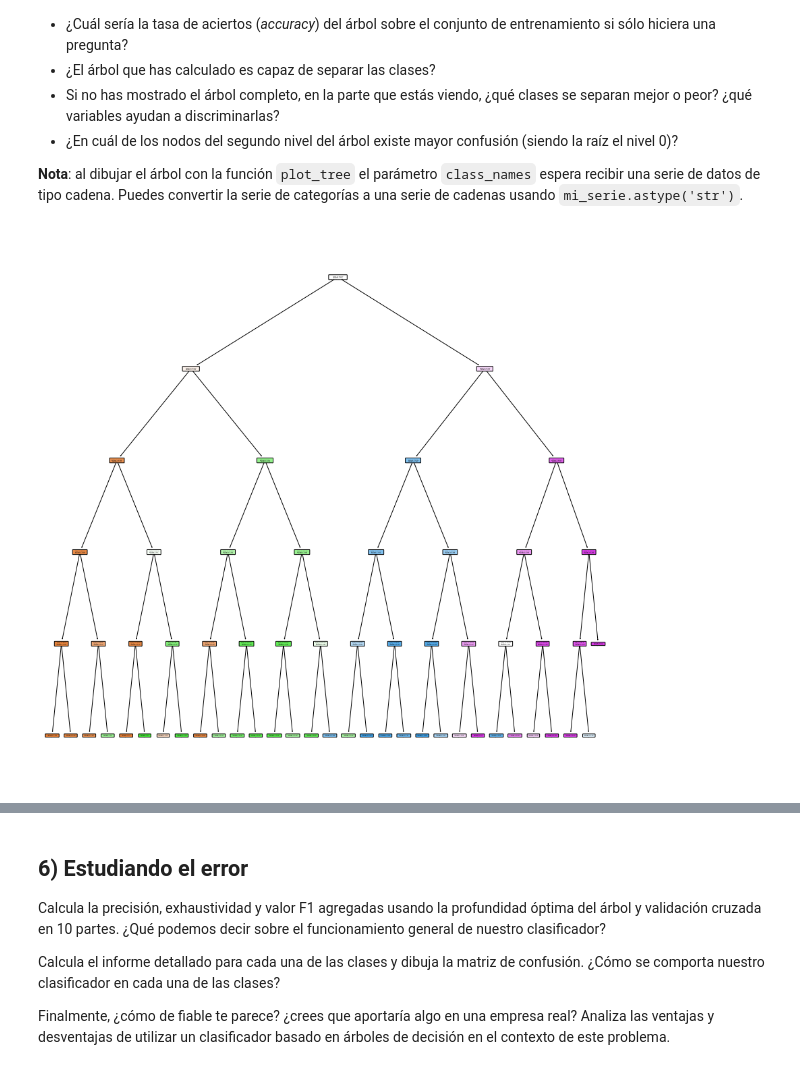
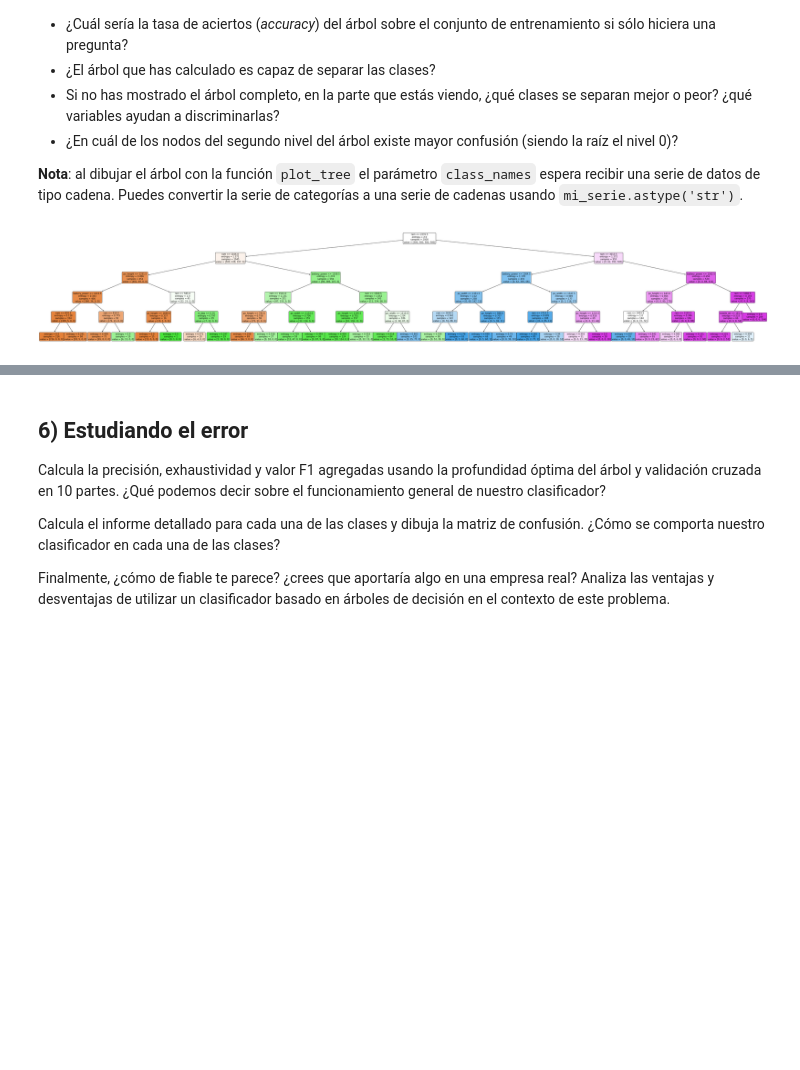
Before and after one commit to Carlanganas98/IA2, a Jupyter notebook: Pr1/P2_clasificacion_enunciado.ipynb, the cells around one changed output, grey strips where cells are left out. Cells and saved outputs as stored; diff of their text form; code cells hidden in the pictures; blank space fills up the shorter version.

```diff
--- a/Pr1/P2_clasificacion_enunciado.ipynb
+++ b/Pr1/P2_clasificacion_enunciado.ipynb
@@ -297,8 +297,9 @@ __Nota__: al dibujar el árbol con la función `plot_tree` el parámetro `class_
 clf2 = DecisionTreeClassifier(criterion="entropy", max_depth=5, min_samples_split=5, random_state=83)
 clf2 = clf2.fit(df2, df.price_range)
 # %%
-plt.figure(figsize=(15,15))
-plot_tree(clf2, filled=True, rounded=True)
+#Abrir imagen en nueva pestaña para ver los datos correctamente
+plt.figure(figsize=(60,10))
+plot_tree(clf2, feature_names = df.keys(), filled=True, rounded=True, fontsize = 10)
 plt.show()
 # %% [output]
-[figure, old version]
+[figure, new version]
```
Also changed, not shown: parts of 9 cells of this notebook.
